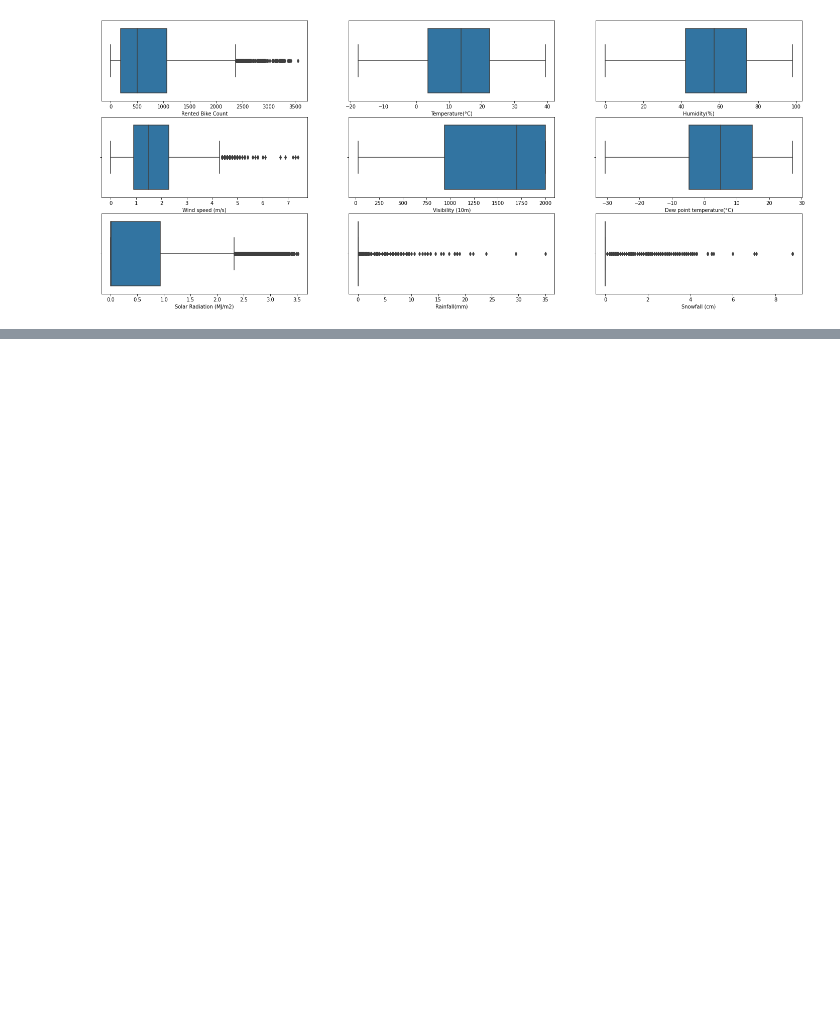
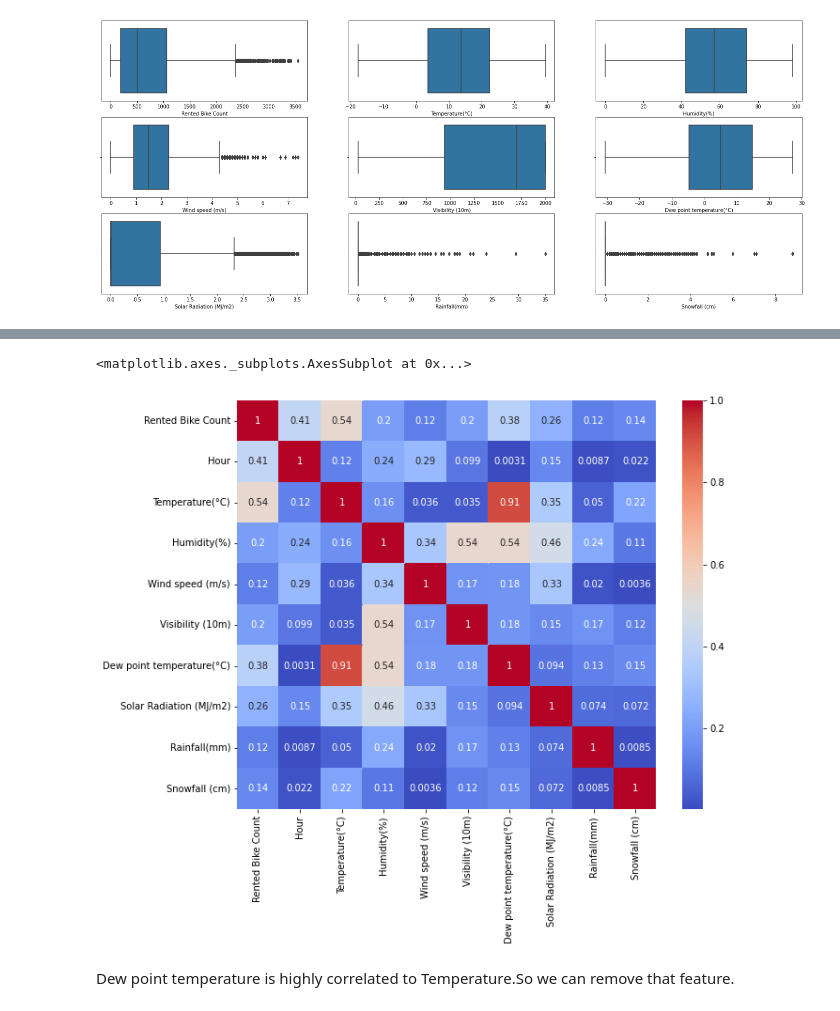
Before and after one commit to neerajac19/Bike-Sharing-Demand-Prediction, a Jupyter notebook: Bike_Sharing_Demand_Prediction_Capstone_Project.ipynb, the cells around one changed output, grey strips where cells are left out. Saved outputs shown, nothing was run; the diff lists cells and outputs as text; code cells hidden in the pictures; blank space fills up the shorter version.

```diff
--- a/Bike_Sharing_Demand_Prediction_Capstone_Project.ipynb
+++ b/Bike_Sharing_Demand_Prediction_Capstone_Project.ipynb
@@ -185,0 +176,9 @@ sns.heatmap(data=corr,
+# %%
+# using seaborn heatmap for ploting correlation graph
+plt.figure(figsize=(10,8))
+sns.heatmap(abs(bike_data.corr()), cmap='coolwarm', annot=True)
+# %% [output]
+<matplotlib.axes._subplots.AxesSubplot at 0x...>
+[figure, added]
+# %% [markdown]
+Dew point temperature is highly correlated to Temperature.So we can remove that feature.
```
Also changed, not shown: parts of 50 cells of this notebook.
